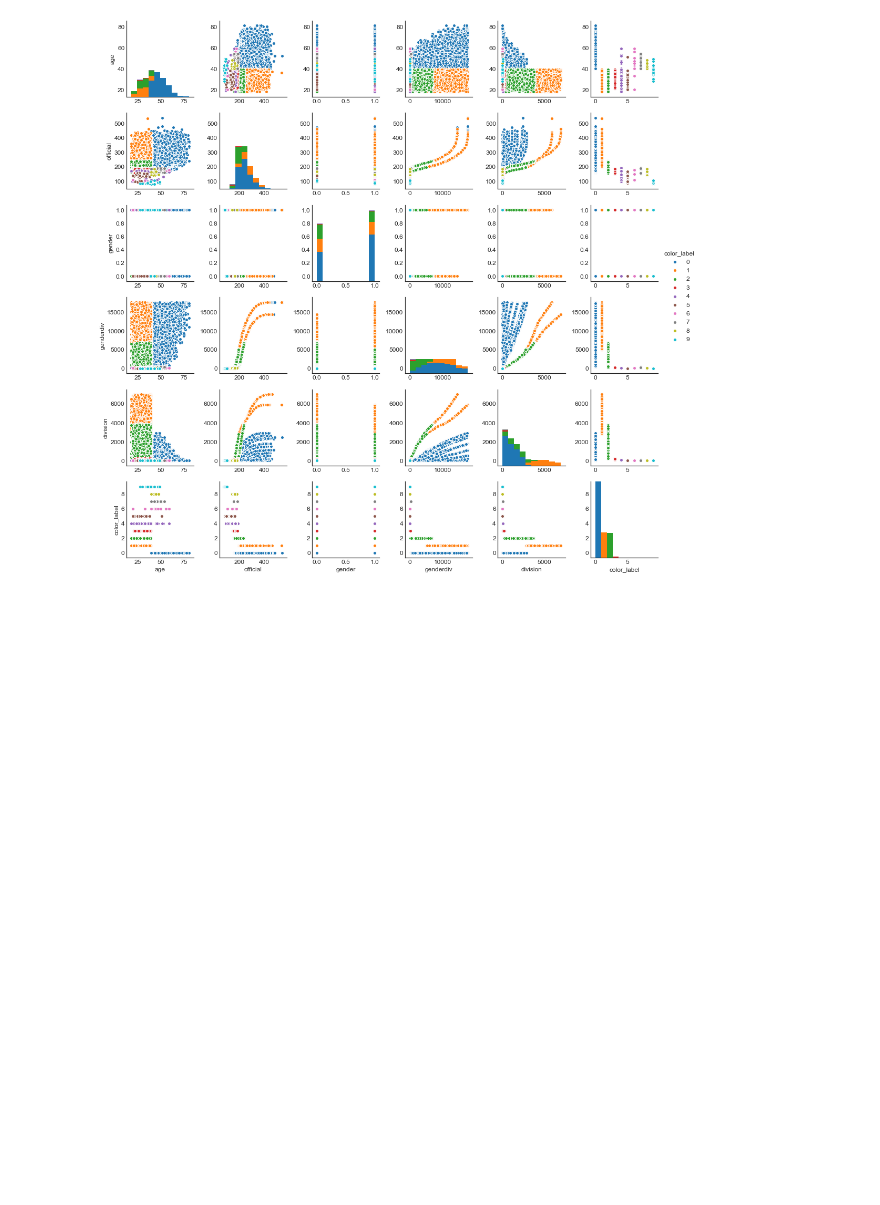
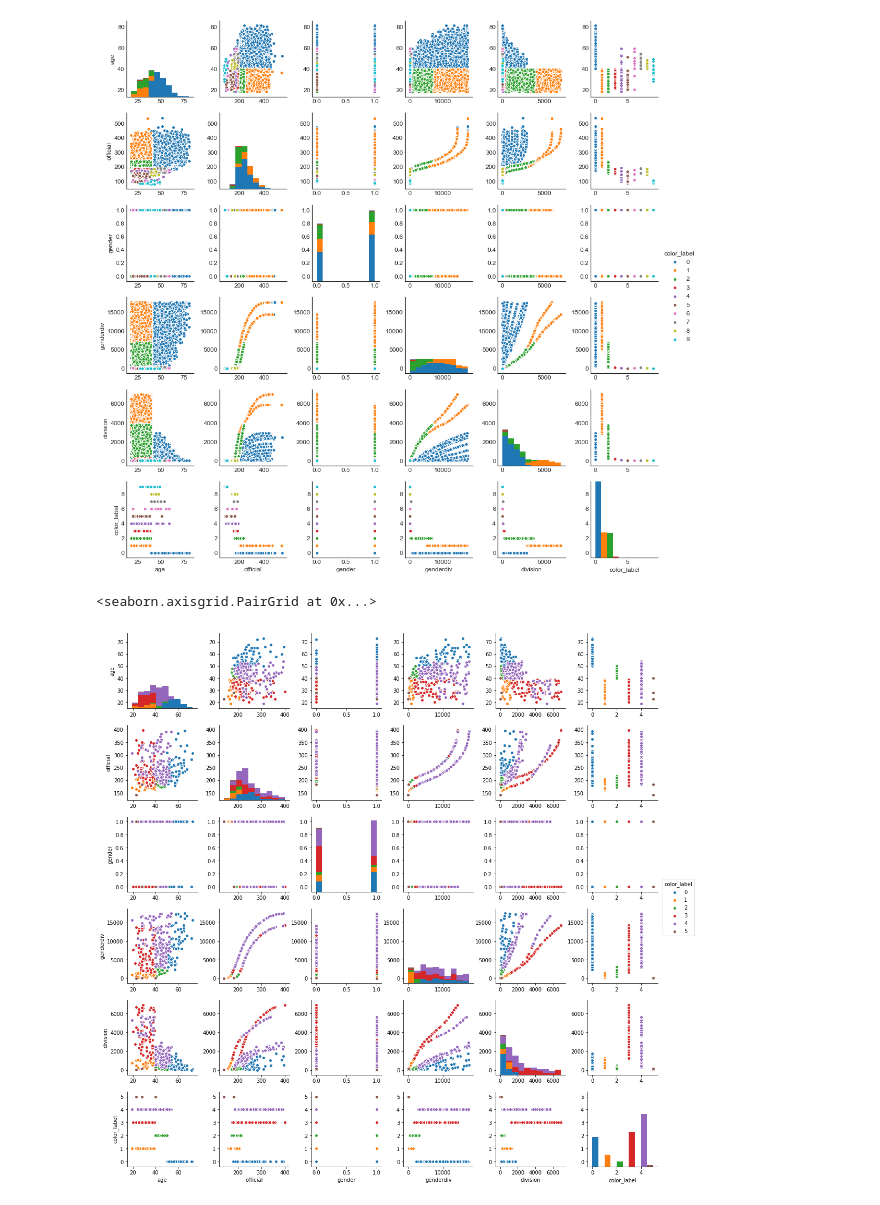
Before and after one commit to douglas-h-wood/MarathonClustering, a Jupyter notebook: MarathonClusters.ipynb, the cells around one changed output. Cells and saved outputs as stored; diff of their text form; code cells hidden in the pictures; blank space fills up the shorter version.

```diff
--- a/MarathonClusters.ipynb
+++ b/MarathonClusters.ipynb
@@ -153,16 +153,18 @@ sns.pairplot(df_color,hue='color_label')
 # %%
 # Spectral Clustering
 
-# We know we're looking for four clusters.
-n_clusters=4
+sample = df_new.sample(frac=0.01)
+df_norm = normalize(sample)
 
-# Declare and fit the model.
-sc = SpectralClustering(n_clusters=n_clusters)
-color=sc.fit_predict(df_norm)
+sc = SpectralClustering(n_clusters=6)
+cluster_colors=sc.fit_predict(df_norm)
 
-df_color = df_new.copy()
-df_color['color_label'] = cluster_labels
+df_color = sample.copy()
+df_color['color_label'] = cluster_colors
 
-sns.pairplot(df_color.sample(frac=0.01),hue='color_label')
+sns.pairplot(df_color, hue='color_label')
+# %% [output]
+<seaborn.axisgrid.PairGrid at 0x...>
+[figure, added]
 # %%
 # Affinity Propagation
```
Also changed, not shown: parts of 1 cell of this notebook.
